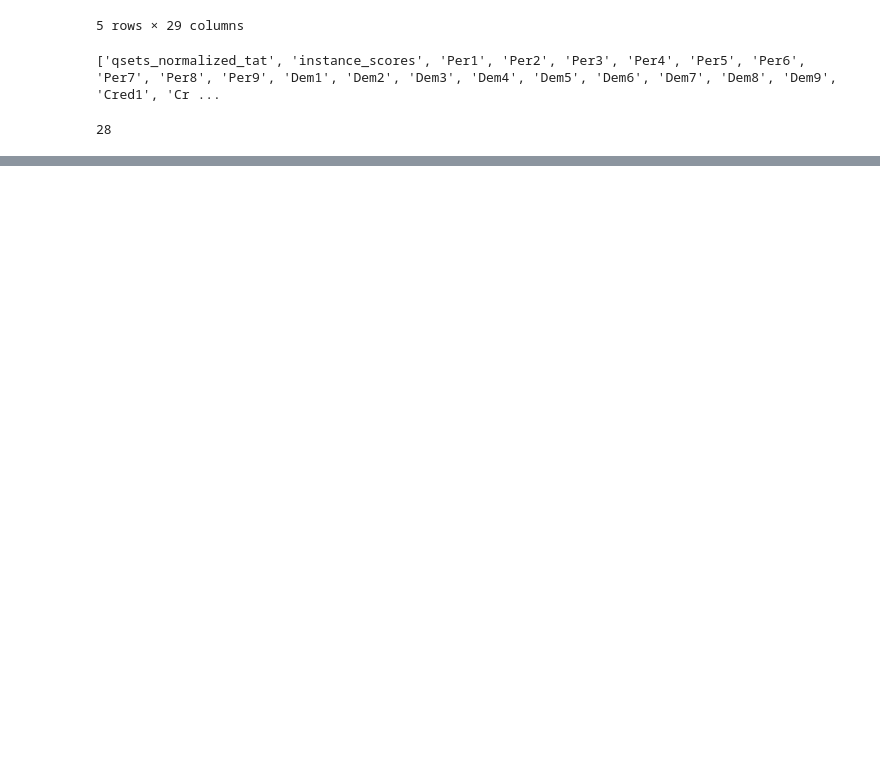
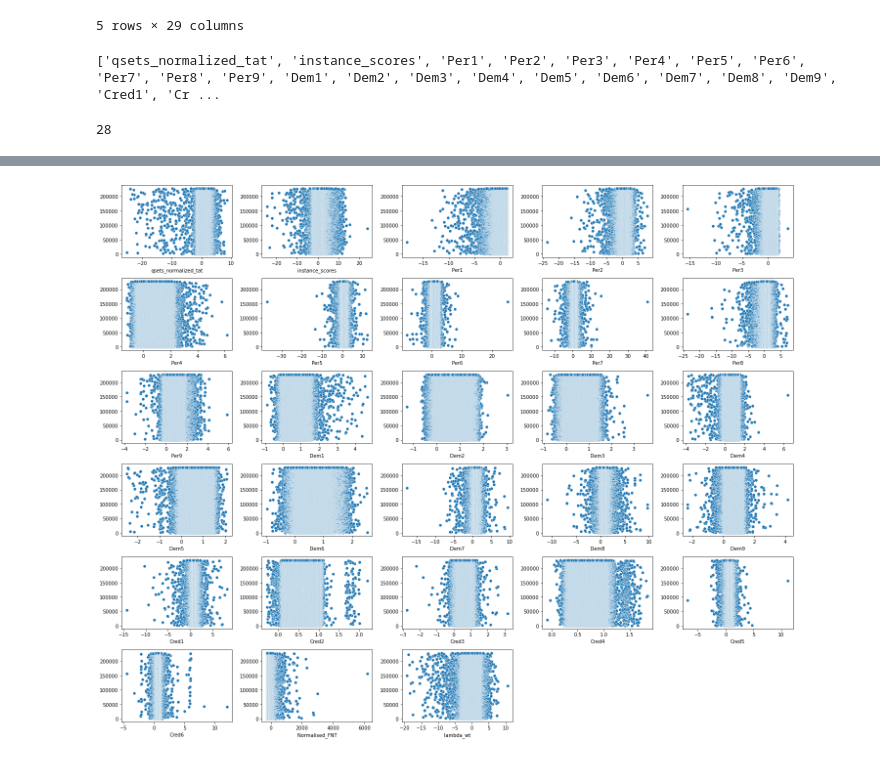
Before and after one commit to debhere/Fradulent-Transaction, a Jupyter notebook: Predict_Fradulent_Transaction_V1_0.ipynb, the cells around one changed output, grey strips where cells are left out. Saved outputs shown, nothing was run; the diff lists cells and outputs as text; code cells hidden in the pictures; blank space fills up the shorter version.

```diff
--- a/Predict_Fradulent_Transaction_V1_0.ipynb
+++ b/Predict_Fradulent_Transaction_V1_0.ipynb
@@ -366,0 +375,4 @@ dist_plot(train_cp, all_cols)
+# %%
+dist_plot(train_cp, all_cols, kind='scatter')
+# %% [output]
+[figure, added]
```
Also changed, not shown: parts of 10 cells of this notebook.
